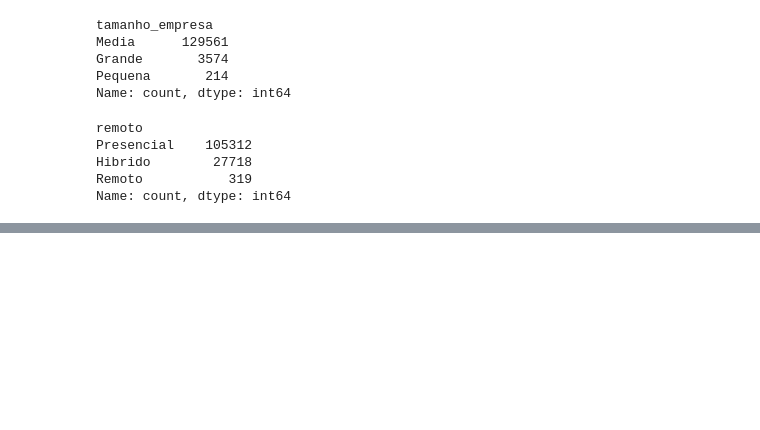
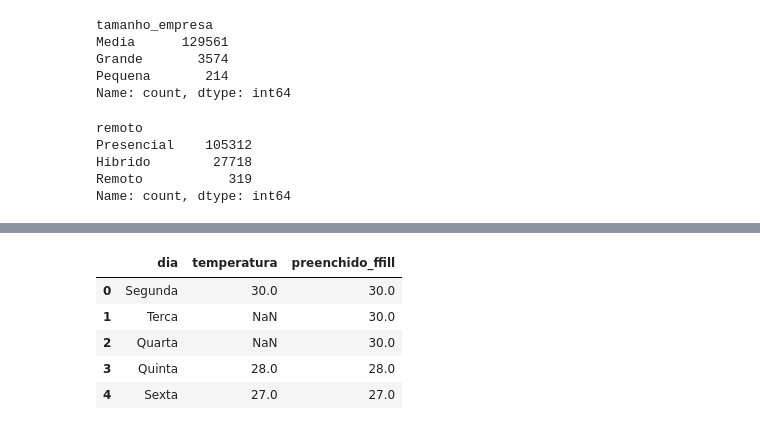
Before and after one commit to VitorCardosoGitHub/Data-Analysis_Python_Alura, a Jupyter notebook: Notebook.ipynb, the cells around one changed output, grey strips where cells are left out. Saved outputs shown, nothing was run; the diff lists cells and outputs as text; code cells hidden in the pictures; blank space fills up the shorter version.

```diff
--- a/Notebook.ipynb
+++ b/Notebook.ipynb
@@ -211,0 +287,16 @@ See https://pandas.pydata.org/docs/user_guide/migration-3-strings.html#string-mi
+# %%
+df_temperaturas = pd.DataFrame({
+    'dia' : ['Segunda', 'Terca', 'Quarta', 'Quinta', 'Sexta'], #column and attributes
+    'temperatura' : [30, np.nan, np.nan, 28, 27] #column and attributes
+})
+
+#ffill = 'Forward fill' fill out the empty spaces with the previouly available value
+df_temperaturas['preenchido_ffill'] = df_temperaturas['temperatura'].ffill()
+df_temperaturas
+# %% [output]
+|  | dia | temperatura | preenchido_ffill |
+| 0 | Segunda | 30.0 | 30.0 |
+| 1 | Terca | NaN | 30.0 |
+| 2 | Quarta | NaN | 30.0 |
+| 3 | Quinta | 28.0 | 28.0 |
+| 4 | Sexta | 27.0 | 27.0 |
```
Also changed, not shown: parts of 7 cells of this notebook, 1 other file.
